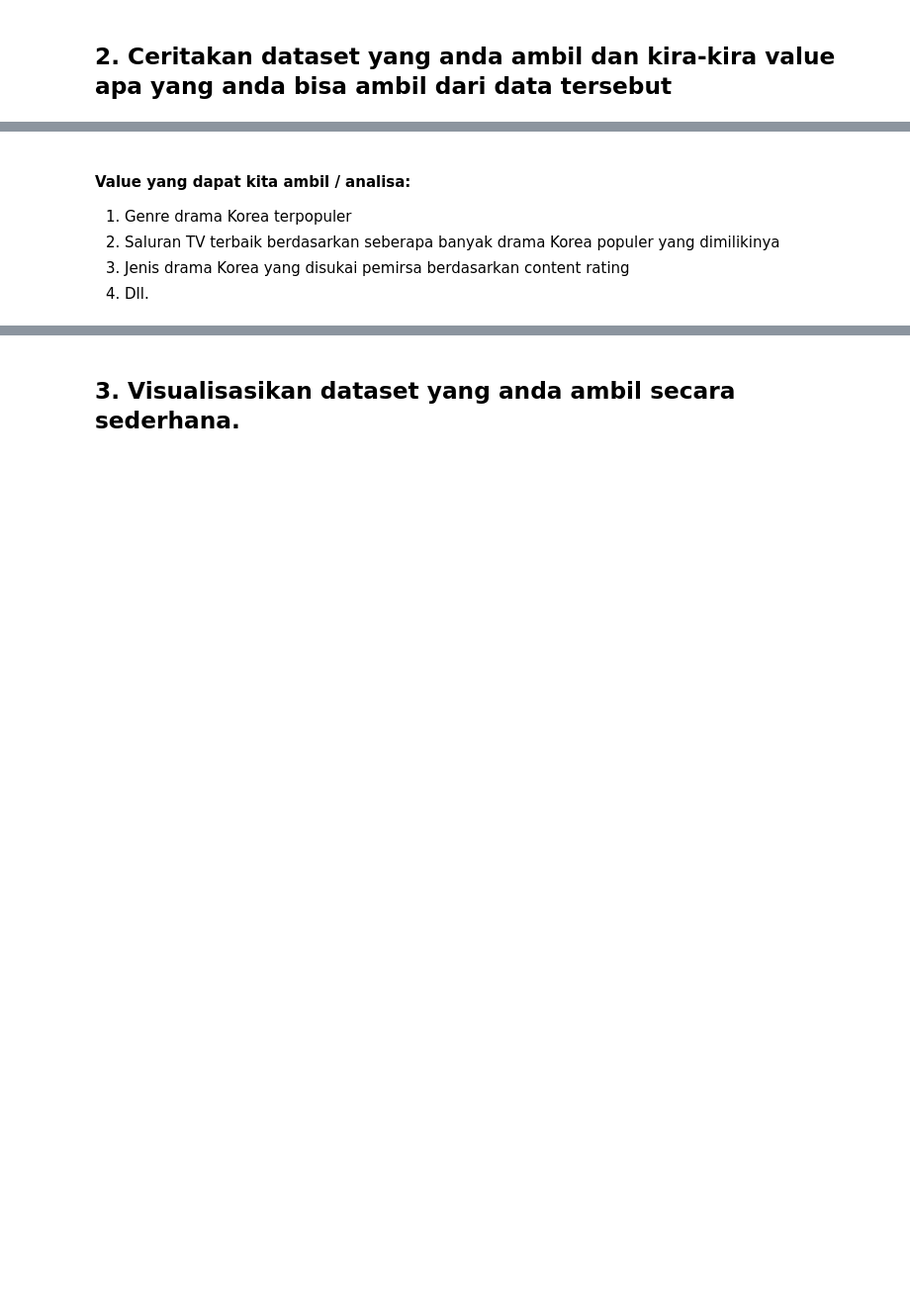
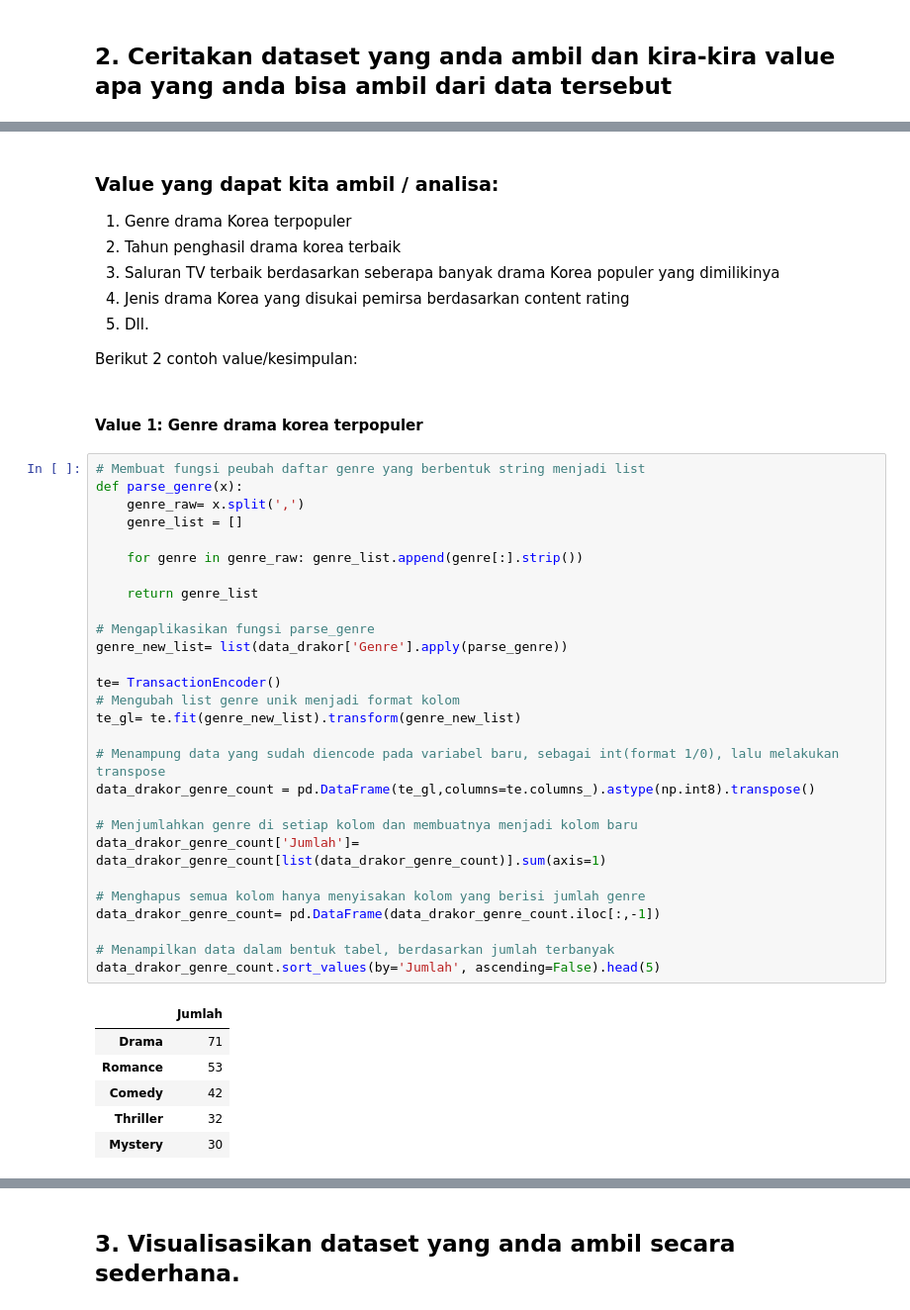
Before and after one commit to YusufSyam/Data-Mining, a Jupyter notebook: Tugas Kuliah/Tugas 1/Muh. Yusuf Syam-H071191044.ipynb, the cells around one changed output, grey strips where cells are left out. Shown at 99% size. Drawn from its saved outputs; the diff is of its cells as text; blank space fills up the shorter version.

```diff
--- a/Tugas Kuliah/Tugas 1/Muh. Yusuf Syam-H071191044.ipynb
+++ b/Tugas Kuliah/Tugas 1/Muh. Yusuf Syam-H071191044.ipynb
@@ -47,8 +46,48 @@ data_drakor.iloc[[0]]
 * Rank: Peringkat drama Korea, dari yang tertinggi 0 sampai yang terendah 99
 * Rating: Penilaian, terendah 0.0, dan tertinggi 10.0
 # %% [markdown]
-#### Value yang dapat kita ambil / analisa:<br>
+### Value yang dapat kita ambil / analisa:<br>
 1. Genre drama Korea terpopuler
-2. Saluran TV terbaik berdasarkan seberapa banyak drama Korea populer yang dimilikinya
-3. Jenis drama Korea yang disukai pemirsa berdasarkan content rating
-4. Dll.
+2. Tahun penghasil drama korea terbaik
+3. Saluran TV terbaik berdasarkan seberapa banyak drama Korea populer yang dimilikinya
+4. Jenis drama Korea yang disukai pemirsa berdasarkan content rating
+5. Dll.
+
+Berikut 2 contoh value/kesimpulan:
+# %% [markdown]
+#### Value 1: Genre drama korea terpopuler
+# %%
+# Membuat fungsi peubah daftar genre yang berbentuk string menjadi list
+def parse_genre(x):
+    genre_raw= x.split(',')
+    genre_list = []
+
+    for genre in genre_raw: genre_list.append(genre[:].strip())
+
+    return genre_list
+
+# Mengaplikasikan fungsi parse_genre
+genre_new_list= list(data_drakor['Genre'].apply(parse_genre))
+
+te= TransactionEncoder()
+# Mengubah list genre unik menjadi format kolom
+te_gl= te.fit(genre_new_list).transform(genre_new_list)
+
+# Menampung data yang sudah diencode pada variabel baru, sebagai int(format 1/0), lalu melakukan transpose
+data_drakor_genre_count = pd.DataFrame(te_gl,columns=te.columns_).astype(np.int8).transpose()
+
+# Menjumlahkan genre di setiap kolom dan membuatnya menjadi kolom baru
+data_drakor_genre_count['Jumlah']= data_drakor_genre_count[list(data_drakor_genre_count)].sum(axis=1)
+
+# Menghapus semua kolom hanya menyisakan kolom yang berisi jumlah genre
+data_drakor_genre_count= pd.DataFrame(data_drakor_genre_count.iloc[:,-1])
+
+# Menampilkan data dalam bentuk tabel, berdasarkan jumlah terbanyak
+data_drakor_genre_count.sort_values(by='Jumlah', ascending=False).head(5)
+# %% [output]
+|  | Jumlah |
+| Drama | 71 |
+| Romance | 53 |
+| Comedy | 42 |
+| Thriller | 32 |
+| Mystery | 30 |
```
Also changed, not shown: parts of 13 cells of this notebook.
